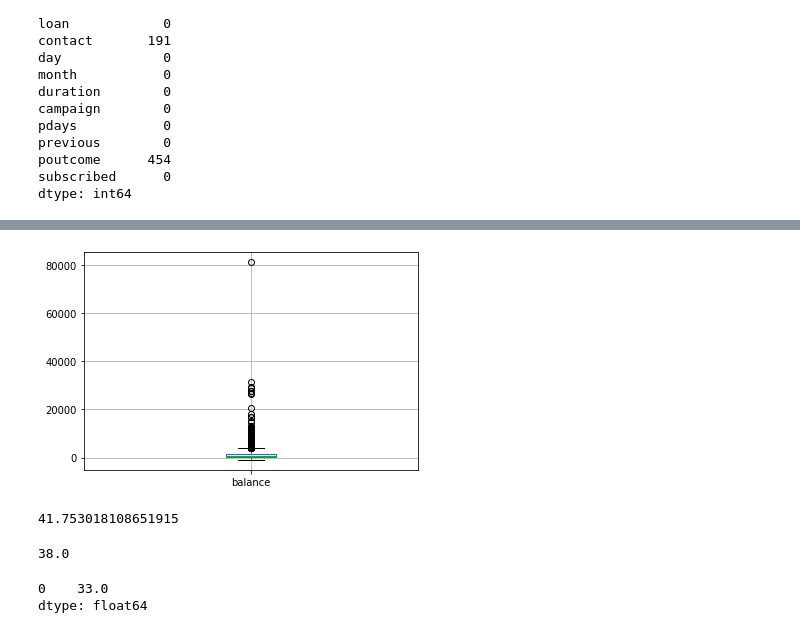
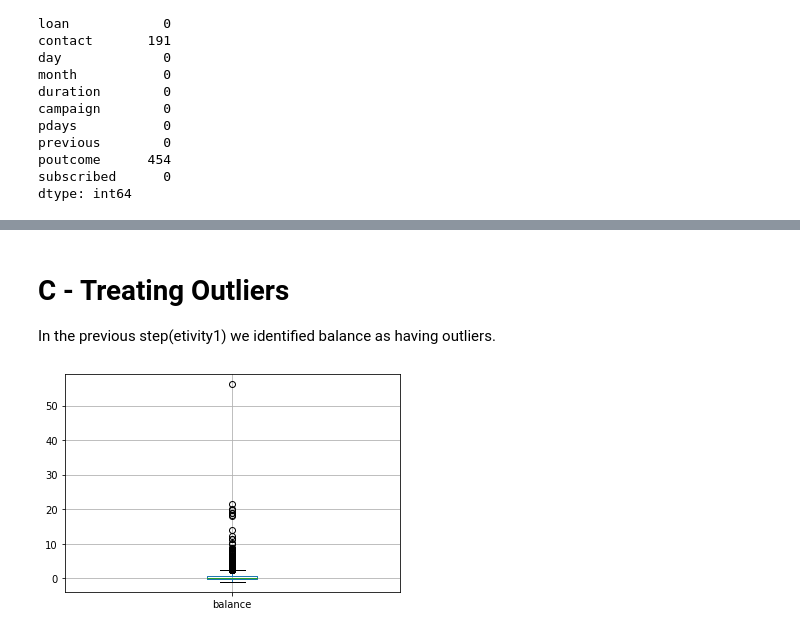
Before and after one commit to seamusflaherty/sharing-github, a Jupyter notebook: Etivity2.ipynb, the cells around one changed output, grey strips where cells are left out. Cells and saved outputs as stored; diff of their text form; code cells hidden in the pictures.

```diff
--- a/Etivity2.ipynb
+++ b/Etivity2.ipynb
@@ -47,0 +365,5 @@ Here we can see that the following are missing:<br>
+# %%
+#one-hot encode the remaining categorical columns
+
+dftt = pd.get_dummies(dftt, drop_first=True)
+dftt.head()
@@ -47,0 +380,10 @@ Here we can see that the following are missing:<br>
+# %%
+robust_scaler = RobustScaler()
+dftt[['balance','duration','pdays']] = robust_scaler.fit_transform(dftt[['balance','duration','pdays']])
+# %%
+standard_scaler = StandardScaler()
+dftt[['previous','campaign']] = standard_scaler.fit_transform(dftt[['previous','campaign']])
+# %%
+dftt['education'] = dftt['education']/2
+dftt['day'] = (dftt['day']-1)/30
+dftt['month'] = dftt['month']/11
@@ -48,18 +415,8 @@ Here we can see that the following are missing:<br>
+# %% [markdown]
+# C - Treating Outliers
+In the previous step(etivity1) we identified balance as having outliers.
 # %%
-df.boxplot(column=['balance'])
+dftt.boxplot(column=['balance'])
 plt.show()
 # %% [output]
-[figure, old version]
+[figure, new version]
-# %%
-df['age'].mean()
-# %% [output]
-41.753018108651915
-# %%
-df['age'].median()
-# %% [output]
-38.0
-# %%
-df['age'].mode()
-# %% [output]
-0    33.0
-dtype: float64
```
Also changed, not shown: parts of 68 cells of this notebook.
